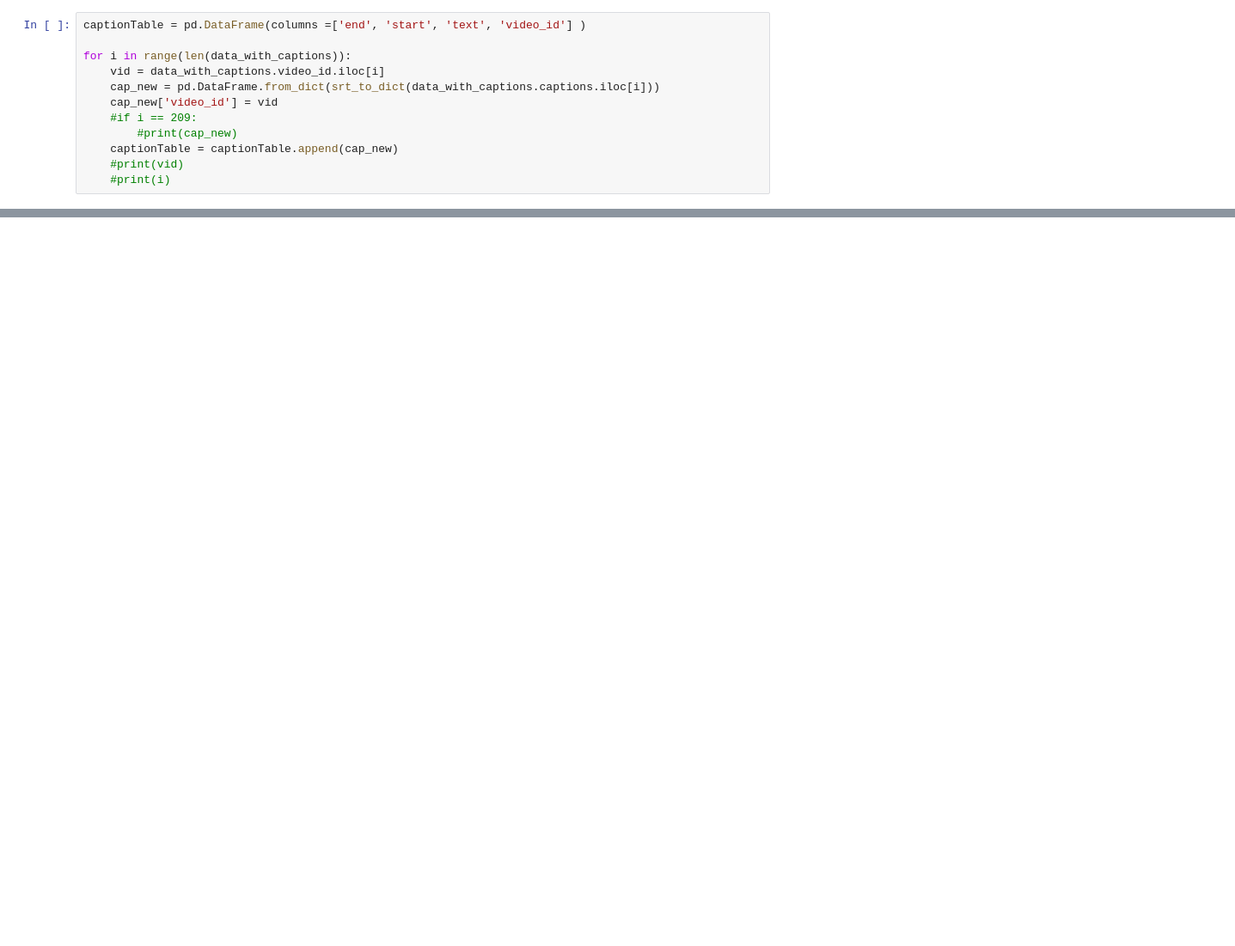
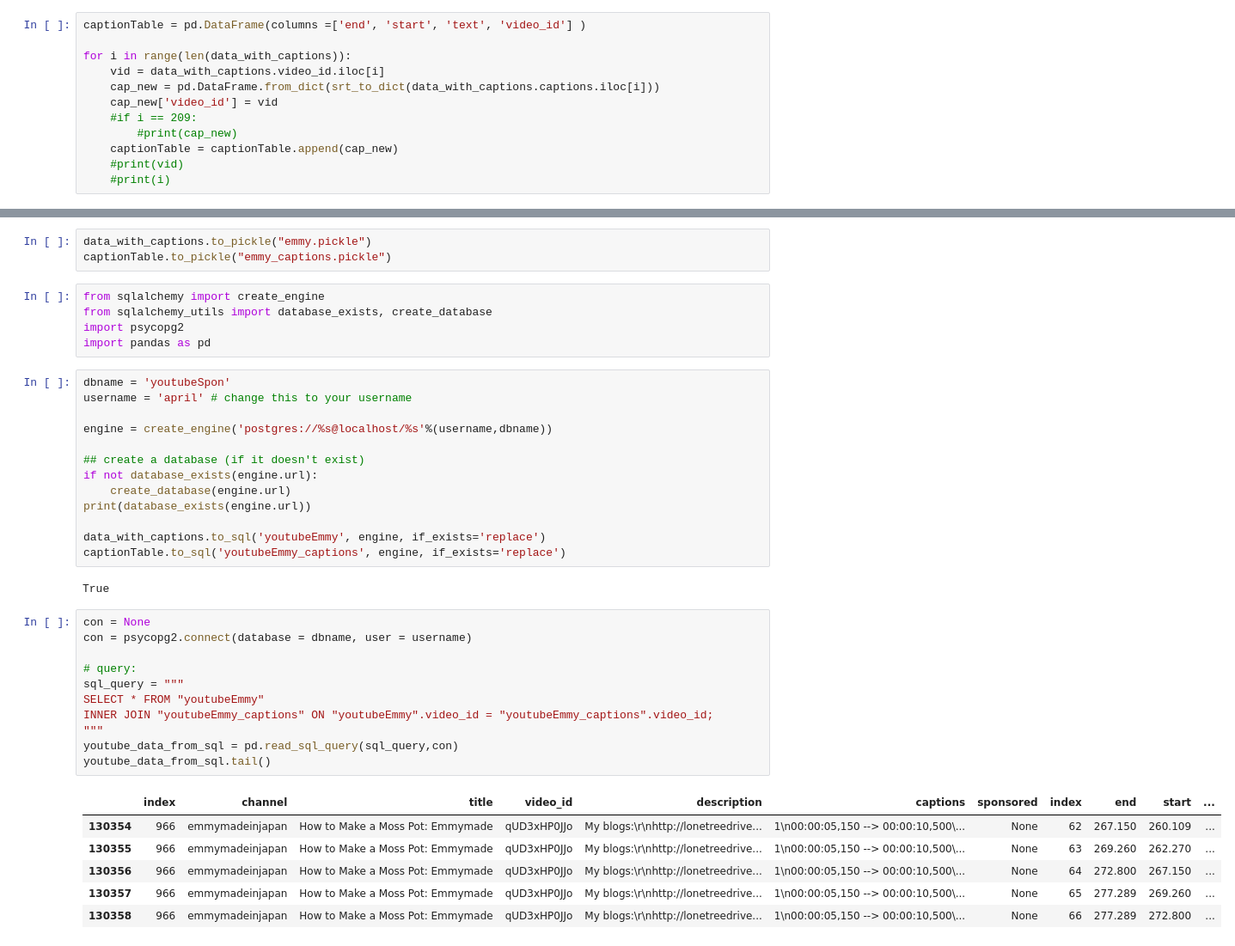
Before and after one commit to ajharry/Insight_Project, a Jupyter notebook: YoutubeEmmy.ipynb, the cells around one changed output, grey strips where cells are left out. Shown at 86% size. Cells and saved outputs as stored; diff of their text form; blank space fills up the shorter version.

Commit message:
emmy stuff

```diff
--- a/YoutubeEmmy.ipynb
+++ b/YoutubeEmmy.ipynb
@@ -243,0 +291,41 @@ captionTable.head()
+# %%
+data_with_captions.to_pickle("emmy.pickle")
+captionTable.to_pickle("emmy_captions.pickle")
+# %%
+from sqlalchemy import create_engine
+from sqlalchemy_utils import database_exists, create_database
+import psycopg2
+import pandas as pd
+# %%
+dbname = 'youtubeSpon'
+username = 'april' # change this to your username
+
+engine = create_engine('postgres://%s@localhost/%s'%(username,dbname))
+
+## create a database (if it doesn't exist)
+if not database_exists(engine.url):
+    create_database(engine.url)
+print(database_exists(engine.url))
+
+data_with_captions.to_sql('youtubeEmmy', engine, if_exists='replace')
+captionTable.to_sql('youtubeEmmy_captions', engine, if_exists='replace')
+# %% [output]
+True
+# %%
+con = None
+con = psycopg2.connect(database = dbname, user = username)
+
+# query:
+sql_query = """
+SELECT * FROM "youtubeEmmy"
+INNER JOIN "youtubeEmmy_captions" ON "youtubeEmmy".video_id = "youtubeEmmy_captions".video_id;
+"""
+youtube_data_from_sql = pd.read_sql_query(sql_query,con)
+youtube_data_from_sql.tail()
+# %% [output]
+|  | index | channel | title | video_id | description | captions | sponsored | index | end | start | ... |
+| 130354 | 966 | emmymadeinjapan | How to Make a Moss Pot: Emmymade | qUD3xHP0JJo | My blogs:\r\nhttp://lonetreedrive... | 1\n00:00:05,150 --> 00:00:10,500\... | None | 62 | 267.150 | 260.109 | ... |
+| 130355 | 966 | emmymadeinjapan | How to Make a Moss Pot: Emmymade | qUD3xHP0JJo | My blogs:\r\nhttp://lonetreedrive... | 1\n00:00:05,150 --> 00:00:10,500\... | None | 63 | 269.260 | 262.270 | ... |
+| 130356 | 966 | emmymadeinjapan | How to Make a Moss Pot: Emmymade | qUD3xHP0JJo | My blogs:\r\nhttp://lonetreedrive... | 1\n00:00:05,150 --> 00:00:10,500\... | None | 64 | 272.800 | 267.150 | ... |
+| 130357 | 966 | emmymadeinjapan | How to Make a Moss Pot: Emmymade | qUD3xHP0JJo | My blogs:\r\nhttp://lonetreedrive... | 1\n00:00:05,150 --> 00:00:10,500\... | None | 65 | 277.289 | 269.260 | ... |
+| 130358 | 966 | emmymadeinjapan | How to Make a Moss Pot: Emmymade | qUD3xHP0JJo | My blogs:\r\nhttp://lonetreedrive... | 1\n00:00:05,150 --> 00:00:10,500\... | None | 66 | 277.289 | 272.800 | ... |
```
Also changed, not shown: parts of 14 cells of this notebook, 1 other file.
